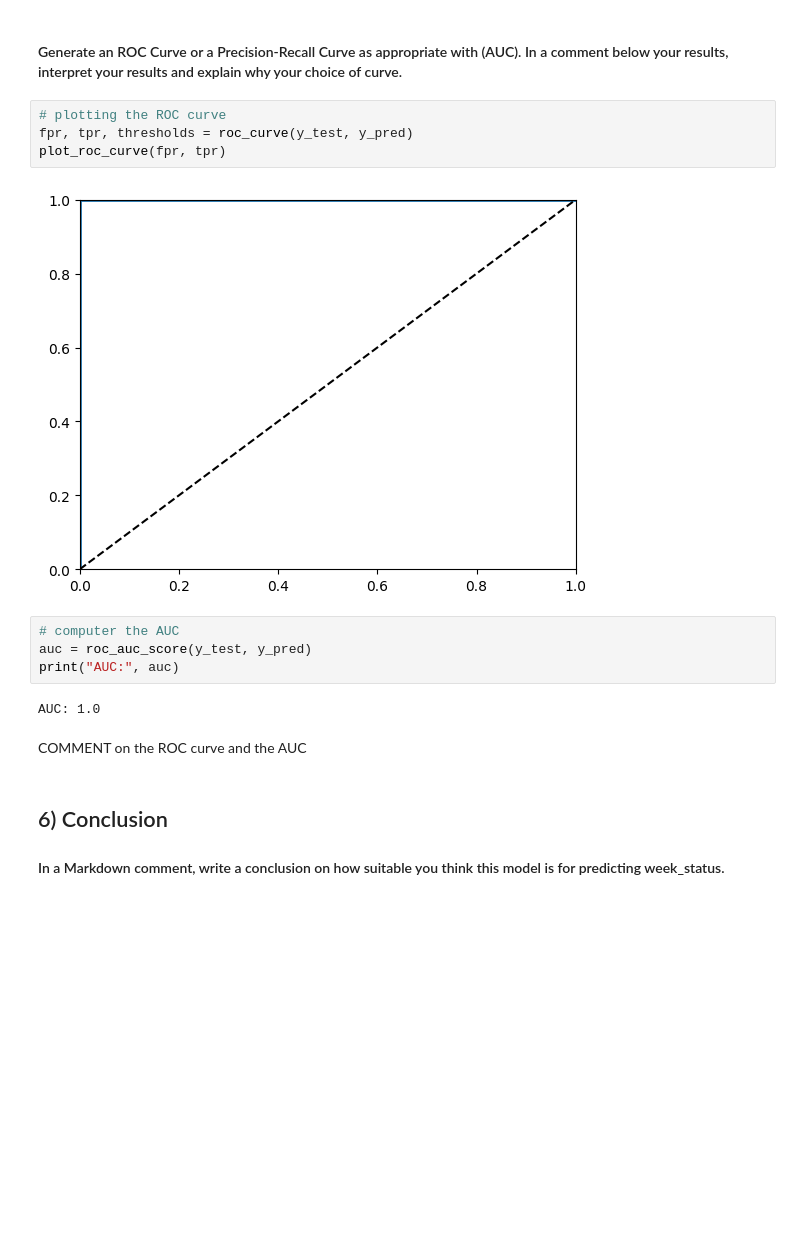
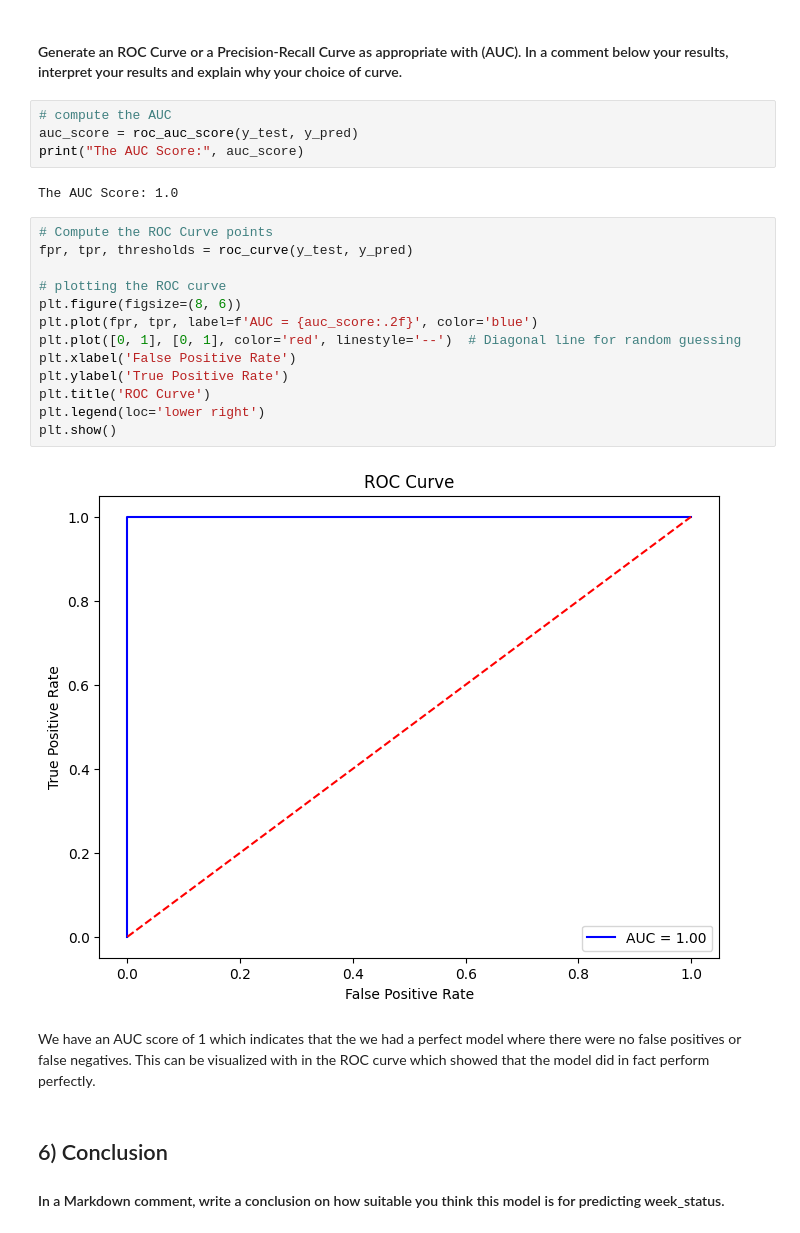
Before and after one commit to Graviton12/MLA_SZM, a Jupyter notebook: MLA2_SZM.ipynb, the cells around one changed output. Drawn from its saved outputs; the diff is of its cells as text; blank space fills up the shorter version.

```diff
--- a/MLA2_SZM.ipynb
+++ b/MLA2_SZM.ipynb
@@ -487,19 +510,28 @@ COMMENT ABOUT CONFUION MATRIX AND CLASSIFICTION REPORT
 # %% [markdown]
 #### Generate an ROC Curve or a Precision-Recall Curve as appropriate with (AUC). In a comment below your results, interpret your results and explain why your choice of curve.
-# %%
-# plotting the ROC curve
-fpr, tpr, thresholds = roc_curve(y_test, y_pred)
-plot_roc_curve(fpr, tpr)
-# %% [output]
-[figure, removed]
 # %%
-# computer the AUC
-auc = roc_auc_score(y_test, y_pred)
-print("AUC:", auc)
+# compute the AUC
+auc_score = roc_auc_score(y_test, y_pred)
+print("The AUC Score:", auc_score)
 # %% [output]
-AUC: 1.0
+The AUC Score: 1.0
-# %% [markdown]
-COMMENT on the ROC curve and the AUC
+# %%
+# Compute the ROC Curve points
+fpr, tpr, thresholds = roc_curve(y_test, y_pred)
+
+# plotting the ROC curve
+plt.figure(figsize=(8, 6))
+plt.plot(fpr, tpr, label=f'AUC = {auc_score:.2f}', color='blue')
+plt.plot([0, 1], [0, 1], color='red', linestyle='--')  # Diagonal line for random guessing
+plt.xlabel('False Positive Rate')
+plt.ylabel('True Positive Rate')
+plt.title('ROC Curve')
+plt.legend(loc='lower right')
+plt.show()
+# %% [output]
+[figure, added]
+# %% [markdown]
+We have an AUC score of 1 which indicates that the we had a perfect model where there were no false positives or false negatives. This can be visualized with in the ROC curve which showed that the model did in fact perform perfectly.
 # %% [markdown]
 ## 6) Conclusion
 #### In a Markdown comment, write a conclusion on how suitable you think this model is for predicting week_status.
```
Also changed, not shown: parts of 14 cells of this notebook.
